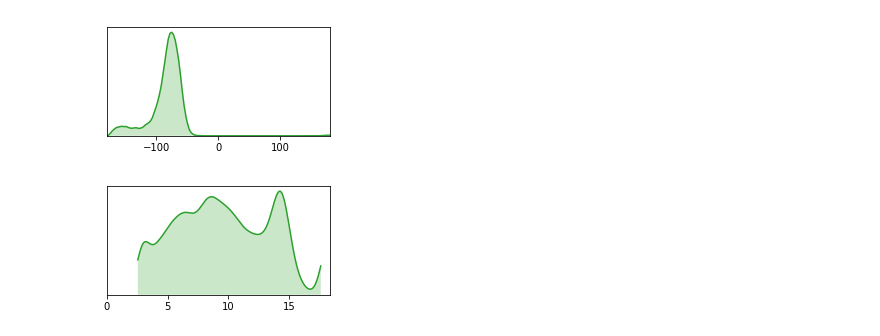
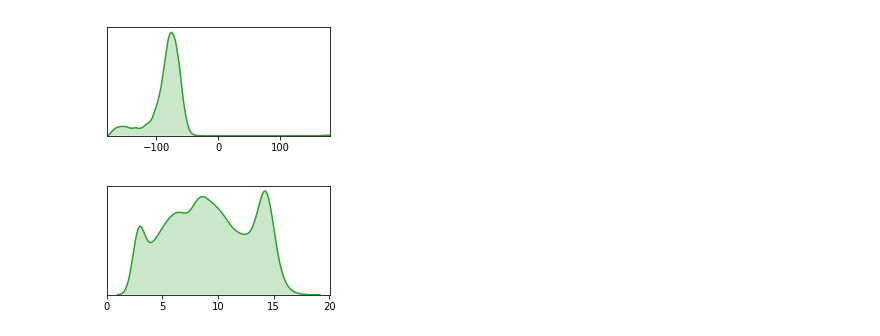
Before and after one commit to Zuricho/My_Lab, a Jupyter notebook: Figure_ipynb/Distance_2CEF/dis_phipsi.ipynb, the cells around one changed output. Drawn from its saved outputs; the diff is of its cells as text; code cells hidden in the pictures.

```diff
--- a/Figure_ipynb/Distance_2CEF/dis_phipsi.ipynb
+++ b/Figure_ipynb/Distance_2CEF/dis_phipsi.ipynb
@@ -32,23 +32,23 @@ plt.show()
 # %%
 distance_EW = loadfile("distance_EW.dat")
 distance_EW_CMAP = loadfile("distance_EW_CMAP.dat")
 
 distance_D = loadfile("distance_D.dat")
 distance_D_CMAP = loadfile("distance_D_CMAP.dat")
 
 
 
 plt.subplots(figsize=(4, 2))
 
 plt.xticks()
 plt.yticks([])
 
-sns.kdeplot(distance_D[:,1],shade=True,cut=0,color="tab:green")
+sns.kdeplot(distance_D[:,1],shade=True,color="tab:green")
 
 plt.xlim(0,)
 
 # sns.distplot(plotData)
 
 plt.show()
 # %% [output]
-[figure, old version]
+[figure, new version]
```
